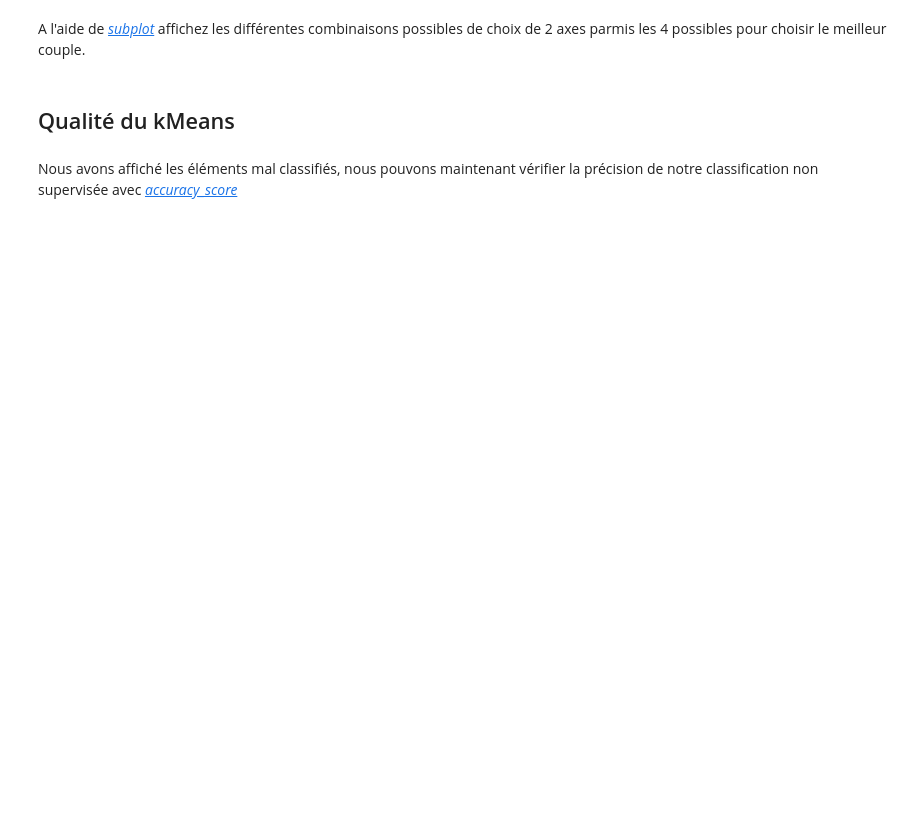
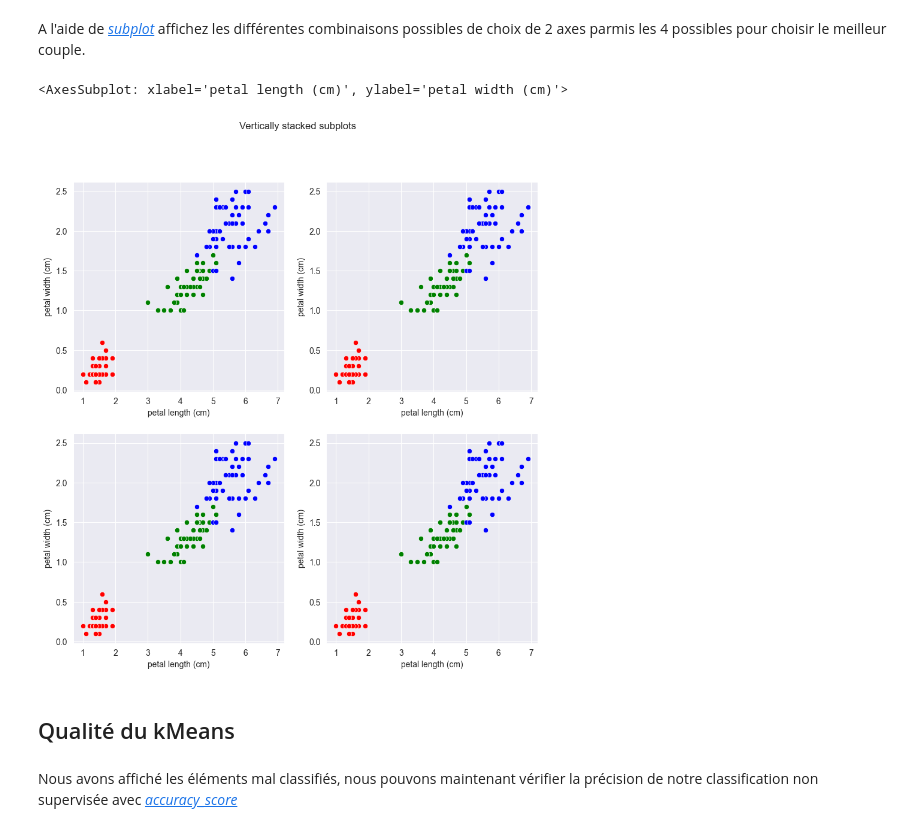
Before and after one commit to Saleheddin/AData, a Jupyter notebook: Source/tp2.ipynb, the cells around one changed output. Saved outputs shown, nothing was run; the diff lists cells and outputs as text; code cells hidden in the pictures; blank space fills up the shorter version.

```diff
--- a/Source/tp2.ipynb
+++ b/Source/tp2.ipynb
@@ -136,5 +122,26 @@ sns.scatterplot(df[df.target==2],x='sepal length (cm)', y='sepal width (cm)')
 # %% [markdown]
 A l'aide de *[subplot](https://matplotlib.org/stable/gallery/subplots_axes_and_figures/subplots_demo.html)* affichez les différentes combinaisons possibles de choix de 2 axes parmis les 4 possibles pour choisir le meilleur couple.
+# %%
+fig, ([axs1, axs2], [axs3, axs4]) = plt.subplots(2, 2, figsize=(10, 10))
+fig.suptitle('Vertically stacked subplots')
+sns.scatterplot(df[df.target==1],ax=axs1,x='petal length (cm)', y='petal width (cm)',color='green')
+sns.scatterplot(df[df.target==0],ax=axs1,x='petal length (cm)', y='petal width (cm)',color='red')
+sns.scatterplot(df[df.target==2],ax=axs1,x='petal length (cm)', y='petal width (cm)',color='blue')
+
+sns.scatterplot(df[df.target==1],ax=axs2,x='petal length (cm)', y='petal width (cm)',color='green')
+sns.scatterplot(df[df.target==0],ax=axs2,x='petal length (cm)', y='petal width (cm)',color='red')
+sns.scatterplot(df[df.target==2],ax=axs2,x='petal length (cm)', y='petal width (cm)',color='blue')
+
+sns.scatterplot(df[df.target==1],ax=axs3,x='petal length (cm)', y='petal width (cm)',color='green')
+sns.scatterplot(df[df.target==0],ax=axs3,x='petal length (cm)', y='petal width (cm)',color='red')
+sns.scatterplot(df[df.target==2],ax=axs3,x='petal length (cm)', y='petal width (cm)',color='blue')
+
+sns.scatterplot(df[df.target==1],ax=axs4,x='petal length (cm)', y='petal width (cm)',color='green')
+sns.scatterplot(df[df.target==0],ax=axs4,x='petal length (cm)', y='petal width (cm)',color='red')
+sns.scatterplot(df[df.target==2],ax=axs4,x='petal length (cm)', y='petal width (cm)',color='blue')
+# %% [output]
+<AxesSubplot: xlabel='petal length (cm)', ylabel='petal width (cm)'>
+[figure, added]
 # %% [markdown]
 ## Qualité du kMeans
 # %% [markdown]
```
Also changed, not shown: parts of 13 cells of this notebook.
